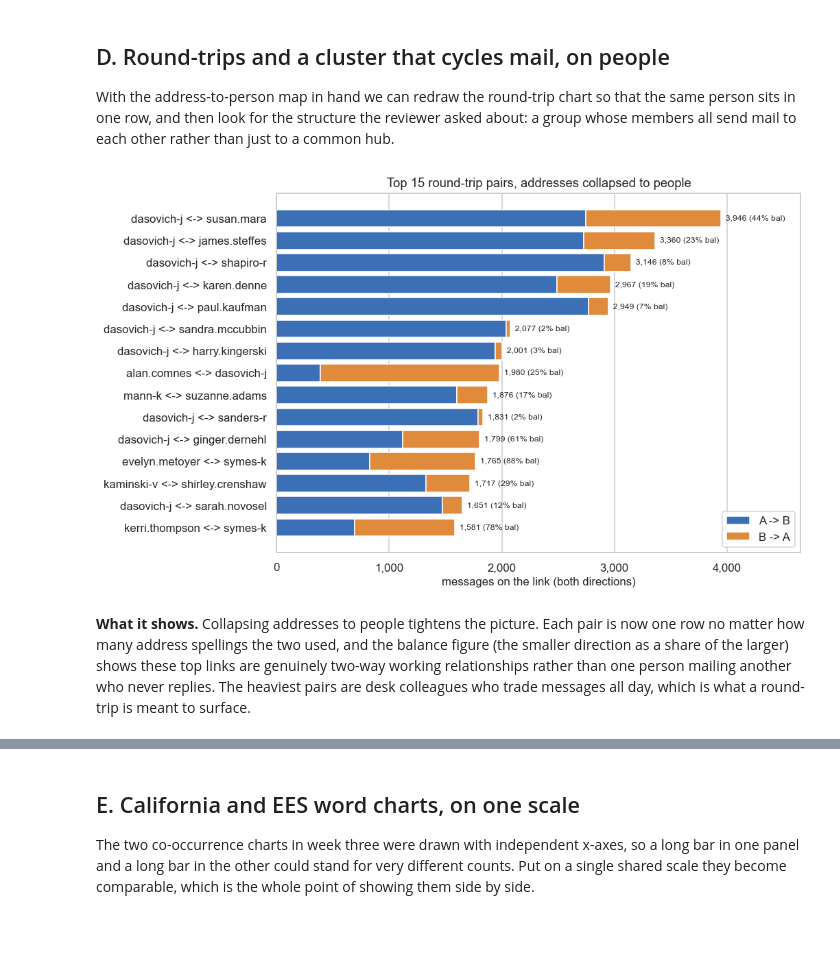
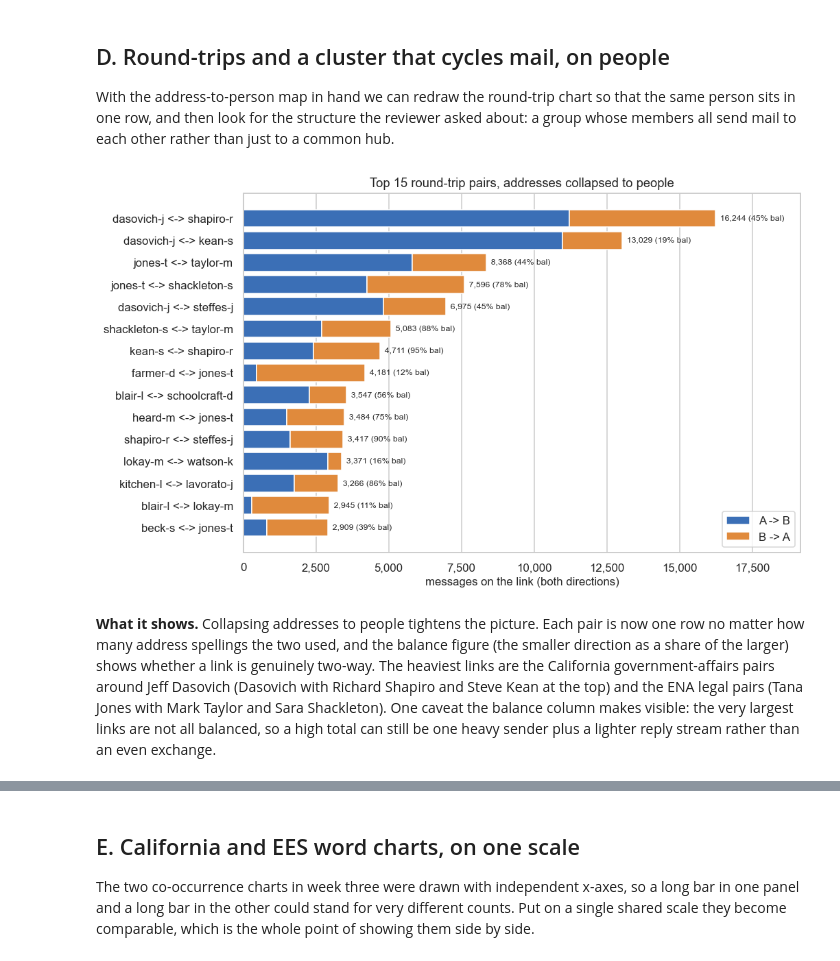
Before and after one commit to HardMax71/dm-lab-ss26-enron, a Jupyter notebook: eda-5/enron_eda_week4.ipynb, the cells around one changed output, grey strips where cells are left out. Cells and saved outputs as stored; diff of their text form; code cells hidden in the pictures; blank space fills up the shorter version.

```diff
--- a/eda-5/enron_eda_week4.ipynb
+++ b/eda-5/enron_eda_week4.ipynb
@@ -100,7 +109,7 @@ years_to_plot = [1999, 2000, 2001, 2002]
 
 counts = {}
 for y in years_to_plot:
-    sub = rich_t[rich_t["year"] == y]
+    sub = mt[mt["year"] == y]
     tab = (sub.groupby(["weekday", "hour"]).size()
               .unstack(fill_value=0).reindex(weekdays)
               .reindex(columns=range(24), fill_value=0))
@@ -373,25 +449,26 @@ ring and whalley, and each pair is two different people (different first
 initials, `mckay-b` and `mckay-j`, and so on). So nothing needs merging at the
 folder level; the multiplicity lives entirely in the addresses.
 # %%
-owners = sorted(rich["user"].unique())
+owners = sorted(msg["mailbox_owner"].unique())
 owner_surname = {u: u.split("-")[0] for u in owners}
 
-sent = headers[headers["folder"].str.contains("sent", case=False, na=False)]
-addr2person = {}
+# Each owner's distinct sending addresses, taken from their own sent mail and
+# kept only when the surname appears in the local part (the conservative rule
+# from the cleaning step). The raw `from_addr` shows the spelling variants; the
+# normalised `from_addr_norm` is what the rest of the analysis uses.
+sent = msg[msg["folder_group"].eq("sent")]
 alias_of = defaultdict(set)
-for u, grp in sent.groupby("user"):
+for u, grp in sent.groupby("mailbox_owner"):
     sn = owner_surname[u]
     addrs = grp["from_addr"].dropna()
     addrs = addrs[addrs.str.endswith("@enron.com", na=False)]
     for a in addrs.unique():
-        local = a.split("@")[0].lower()
-        if sn and sn in local:
-            addr2person[a] = u
+        if sn and sn in a.split("@")[0].lower():
             alias_of[u].add(a)
 
 n_addr = pd.Series({u: len(alias_of[u]) for u in owners})
 print(f"owners with >=1 resolved address: {(n_addr > 0).sum()} of {len(owners)}")
-print(f"total resolved enron addresses:   {len(addr2person):,}")
+print(f"total resolved enron addresses:   {sum(len(v) for v in alias_of.values()):,}")
 print(f"addresses per owner: median {int(n_addr[n_addr>0].median())}, "
       f"max {int(n_addr.max())} ({n_addr.idxmax()})")
 
@@ -446,14 +523,22 @@ that the same person sits in one row, and then look for the structure the
 reviewer asked about: a group whose members all send mail to each other rather
 than just to a common hub.
 # %%
+# People-level internal edges from the clean recipient table: To-channel,
+# internal->internal, distribution lists and self-mail removed, addresses
+# already normalised so one person is one node. Each owner's mailbox maps its
+# normalised sending addresses to the owner handle so the graph counts people.
+o2 = msg.dropna(subset=["from_addr_norm"]).query("from_addr_norm != ''")
+o2 = o2.drop_duplicates("from_addr_norm")
+addr2person = dict(zip(o2["from_addr_norm"], o2["mailbox_owner"]))
 def to_person(a):
     return addr2person.get(a, a)
 
-ei = edges[(edges["channel"] == "to") & edges["from_addr"].notna()
-           & edges["recipient_addr"].notna()].copy()
-ei = ei[ei["flow_type"] == "internal to internal"].copy()
-ei["pf"] = ei["from_addr"].map(to_person)
-ei["pt"] = ei["recipient_addr"].map(to_person)
+ei = rcp.merge(msg[["message_id", "from_addr_norm"]], on="message_id")
+ei = ei[(ei["channel"] == "to") & ei["is_internal_recipient"]
+        & ~ei["recipient_is_list"] & ~ei["is_self"]]
+ei = ei[(ei["from_addr_norm"] != "") & (ei["recipient_addr_norm"] != "")]
+ei["pf"] = ei["from_addr_norm"].map(to_person)
+ei["pt"] = ei["recipient_addr_norm"].map(to_person)
 ei = ei[ei["pf"] != ei["pt"]]
 pcount = ei.groupby(["pf", "pt"]).size()
 pset = set(pcount.index)
@@ -468,38 +553,41 @@ for (a, b) in pcount.index:
         rows.append((key[0], key[1],
                      int(pcount.get((key[0], key[1]), 0)),
                      int(pcount.get((key[1], key[0]), 0))))
 rt = pd.DataFrame(rows, columns=["a", "b", "ab", "ba"])
 rt["total"] = rt["ab"] + rt["ba"]
 rt = rt.sort_values("total", ascending=False).head(15).reset_index(drop=True)
 
 def short(x):
     return x if "@" not in x else x.split("@")[0]
 labels = [f"{short(a)} <-> {short(b)}" for a, b in zip(rt["a"], rt["b"])]
 fig, ax = plt.subplots(figsize=(9.6, 5.8))
 y = np.arange(len(rt))[::-1]
 ax.barh(y, rt["ab"], color="#3b6fb6", label="A -> B")
 ax.barh(y, rt["ba"], left=rt["ab"], color="#e08a3c", label="B -> A")
 ax.set_yticks(y)
 ax.set_yticklabels(labels)
 for yy, t, ab, ba in zip(y, rt["total"], rt["ab"], rt["ba"]):
     r = min(ab, ba) / max(ab, ba) if max(ab, ba) else 0
     ax.text(t, yy, f"  {t:,} ({r:.0%} bal)", va="center", fontsize=8)
 ax.set_xlabel("messages on the link (both directions)")
 ax.set_xlim(0, rt["total"].max() * 1.18)
 ax.set_title("Top 15 round-trip pairs, addresses collapsed to people")
 ax.legend(loc="lower right")
 ax.xaxis.set_major_formatter(mtick.FuncFormatter(lambda x, _: f"{int(x):,}"))
 ax.grid(axis="y", visible=False)
 ax.grid(axis="x", visible=True)
 fig.tight_layout()
 fig.savefig(PLOTS / "d1_roundtrip_people.png", dpi=140, bbox_inches="tight")
 plt.show()
 # %% [output]
-[figure, old version]
+[figure, new version]
 # %% [markdown]
 **What it shows.** Collapsing addresses to people tightens the picture. Each
 pair is now one row no matter how many address spellings the two used, and the
-balance figure (the smaller direction as a share of the larger) shows these top
-links are genuinely two-way working relationships rather than one person
-mailing another who never replies. The heaviest pairs are desk colleagues who
-trade messages all day, which is what a round-trip is meant to surface.
+balance figure (the smaller direction as a share of the larger) shows whether a
+link is genuinely two-way. The heaviest links are the California
+government-affairs pairs around Jeff Dasovich (Dasovich with Richard Shapiro
+and Steve Kean at the top) and the ENA legal pairs (Tana Jones with Mark Taylor
+and Sara Shackleton). One caveat the balance column makes visible: the very
+largest links are not all balanced, so a high total can still be one heavy
+sender plus a lighter reply stream rather than an even exchange.
```
Also changed, not shown: parts of 32 cells of this notebook, 14 other files.
